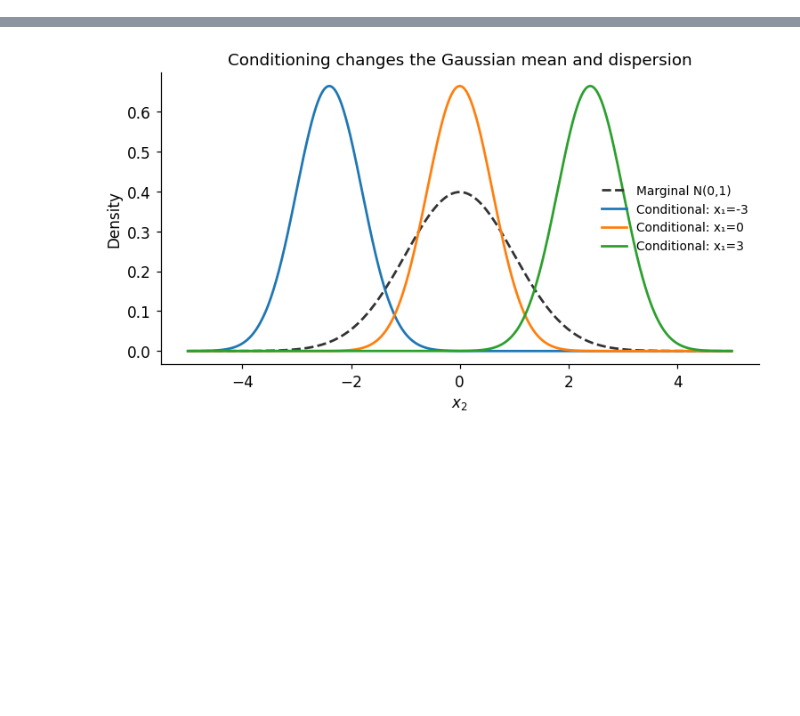
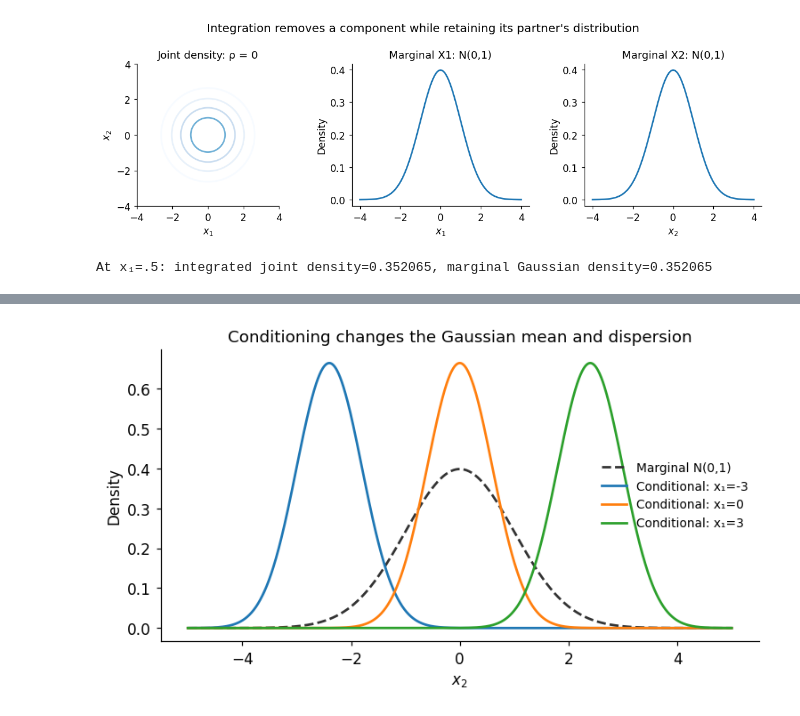
Before and after one commit to jacobkorsgaard/finance-statistical-methods-library, a Jupyter notebook: notebooks/02_multivariate_random_variables.ipynb, the cells around one changed output, grey strips where cells are left out. Drawn from its saved outputs; the diff is of its cells as text; code cells hidden in the pictures; blank space fills up the shorter version.

Commit message:
Revise statistical foundations and multivariate illustrations

```diff
--- a/notebooks/02_multivariate_random_variables.ipynb
+++ b/notebooks/02_multivariate_random_variables.ipynb
@@ -189,12 +36,0 @@ For illustration, I use the course's standard Gaussian marginals with $\rho=-.95
-# %%
-gaussian_grid = np.linspace(-4, 4, 201)
-xx, yy = np.meshgrid(gaussian_grid, gaussian_grid)
-points = np.stack((xx, yy), axis=-1)
-fig, axes = plt.subplots(1, 3, figsize=(10, 3.5), sharex=True, sharey=True)
-for ax, rho in zip(axes, (-.95, 0, .95)):
-    joint = stats.multivariate_normal([0, 0], [[1, rho], [rho, 1]])
-    ax.contour(xx, yy, joint.pdf(points), levels=6, cmap="Blues")
-    ax.set(title=f"ρ={rho:g}", xlabel="$x_1$", aspect="equal")
-axes[0].set_ylabel("$x_2$")
-fig.tight_layout()
-plt.show()
@@ -206,0 +75,21 @@ For illustration, I retain $\mu_1=\mu_2=0$, $\sigma_{11}=\sigma_{22}=1$ and $\rh
+# %%
+from scipy.integrate import quad
+
+joint_gaussian_bivariate = stats.multivariate_normal([0., 0.], np.eye(2))
+marginal_grid = np.linspace(-4, 4, 241)
+xx, yy = np.meshgrid(marginal_grid, marginal_grid)
+points = np.stack((xx, yy), axis=-1)
+fig, axes = plt.subplots(1, 3, figsize=(11, 3.6))
+axes[0].contour(xx, yy, joint_gaussian_bivariate.pdf(points), levels=[.005, .02, .05, .1, .2], cmap="Blues")
+axes[0].set(xlabel="$x_1$", ylabel="$x_2$", title="Joint density: ρ = 0", aspect="equal")
+for ax, j in zip(axes[1:], (1, 2)):
+    ax.plot(marginal_grid, stats.norm.pdf(marginal_grid), color="C0")
+    ax.set(xlabel=f"$x_{j}$", ylabel="Density", title=f"Marginal X{j}: N(0,1)")
+fig.suptitle("Integration removes a component while retaining its partner's distribution")
+fig.tight_layout()
+plt.show()
+integrated_marginal, quadrature_error = quad(lambda x2: joint_gaussian_bivariate.pdf([.5, x2]), -np.inf, np.inf)
+print(f"At x₁=.5: integrated joint density={integrated_marginal:.6f}, marginal Gaussian density={stats.norm.pdf(.5):.6f}")
+# %% [output]
+[figure, added]
+At x₁=.5: integrated joint density=0.352065, marginal Gaussian density=0.352065
```
Also changed, not shown: parts of 43 cells of this notebook, 14 other files.
